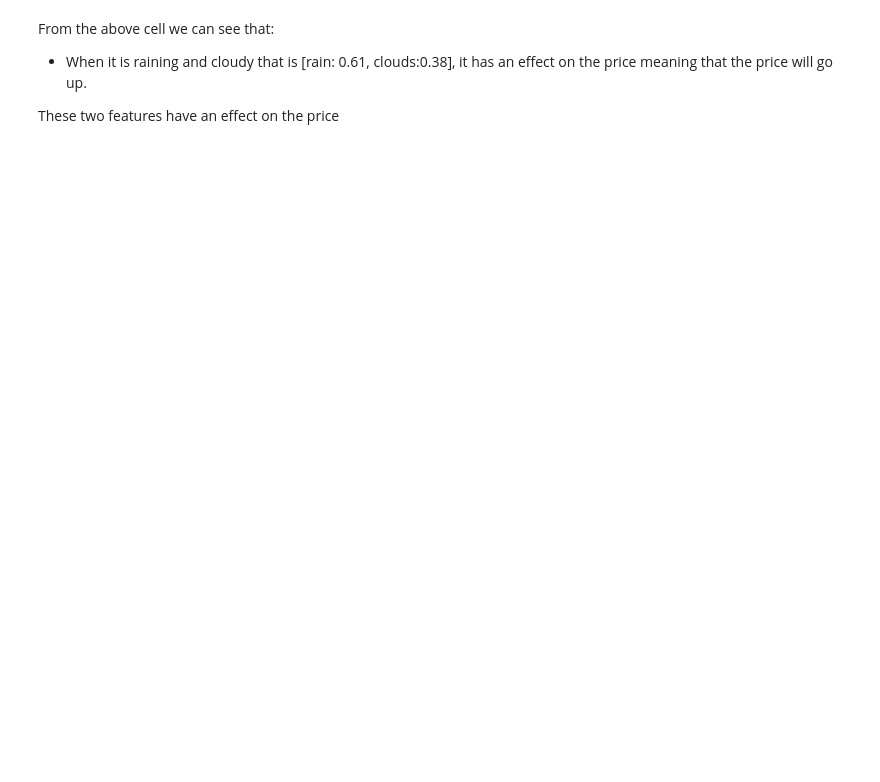
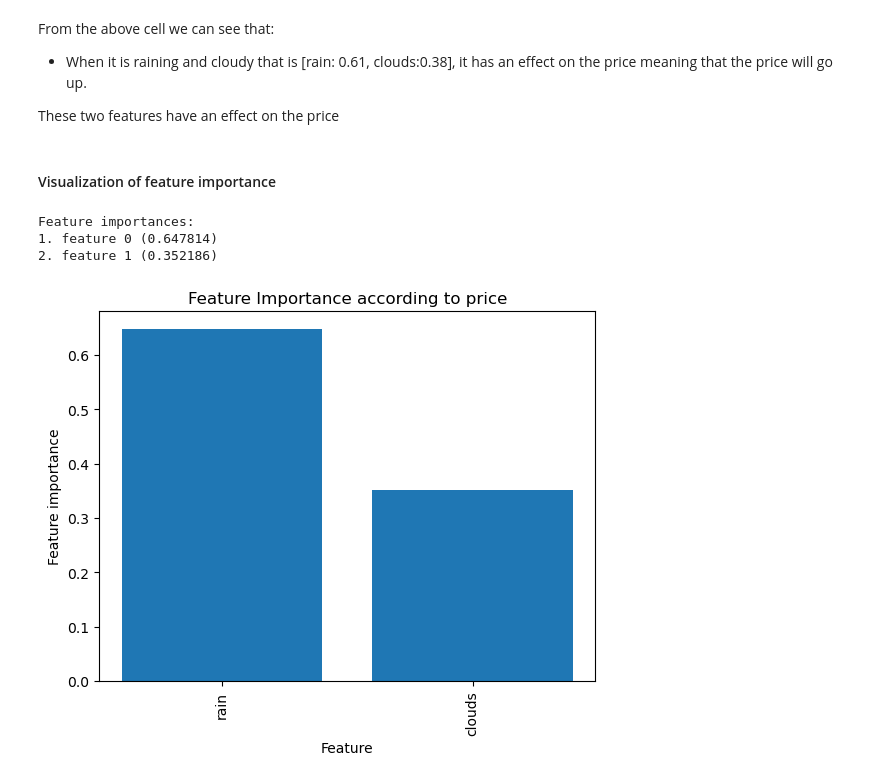
Before and after one commit to martin-ngugi/Group3_project, a Jupyter notebook: index (11).ipynb, the cells around one changed output. Drawn from its saved outputs; the diff is of its cells as text; code cells hidden in the pictures; blank space fills up the shorter version.

```diff
--- a/index (11).ipynb
+++ b/index (11).ipynb
@@ -377,3 +378,26 @@ From the above cell we can see that:
 
 
 These two features have an effect on the price
+# %% [markdown]
+#### Visualization of feature importance
+# %%
+# sort the features by their importance scores
+sorted_indices = np.argsort(importance)[::-1]
+
+# Print the feature importance scores
+print("Feature importances:")
+for f in range(X_train.shape[1]):
+    print("%d. feature %d (%f)" % (f + 1, sorted_indices[f], importance[sorted_indices[f]]))
+
+# Plot the feature importance scores
+plt.bar(range(X_train.shape[1]), importance[sorted_indices], align='center')
+plt.xticks(range(X_train.shape[1]), X_train.columns[sorted_indices], rotation=90)
+plt.title('Feature Importance according to price')
+plt.ylabel("Feature importance")
+plt.xlabel("Feature")
+plt.show()
+# %% [output]
+Feature importances:
+1. feature 0 (0.647814)
+2. feature 1 (0.352186)
+[figure, added]
```
Also changed, not shown: parts of 2 cells of this notebook.
